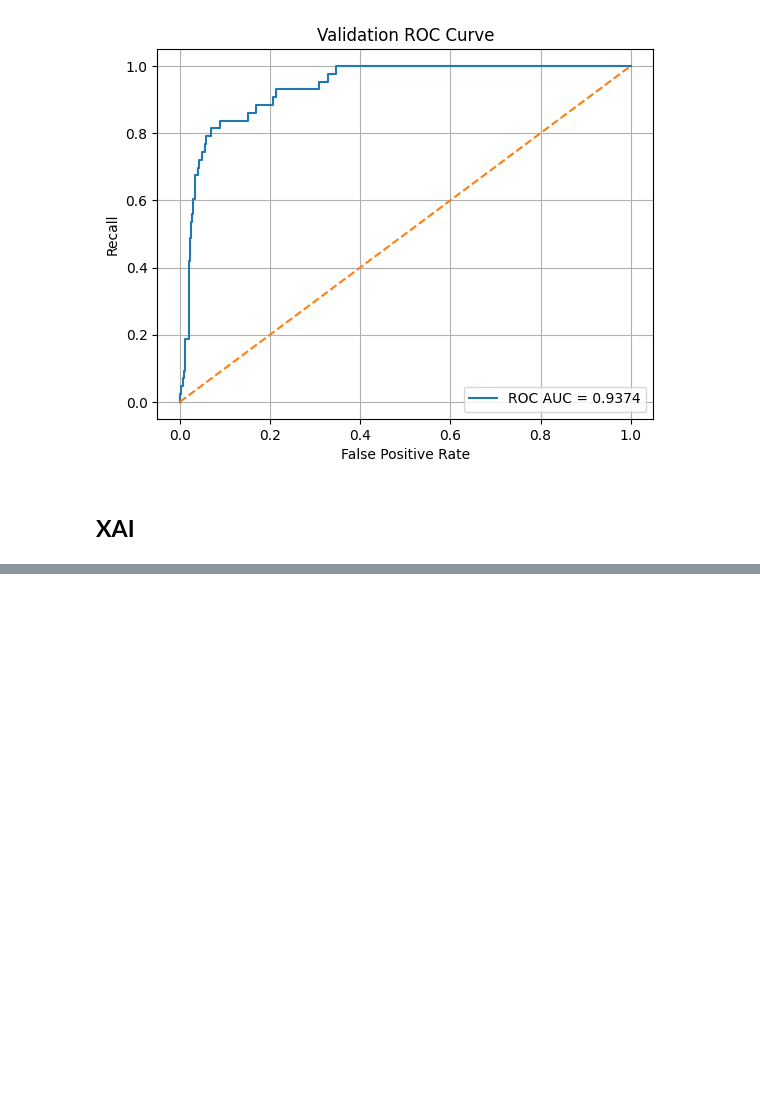
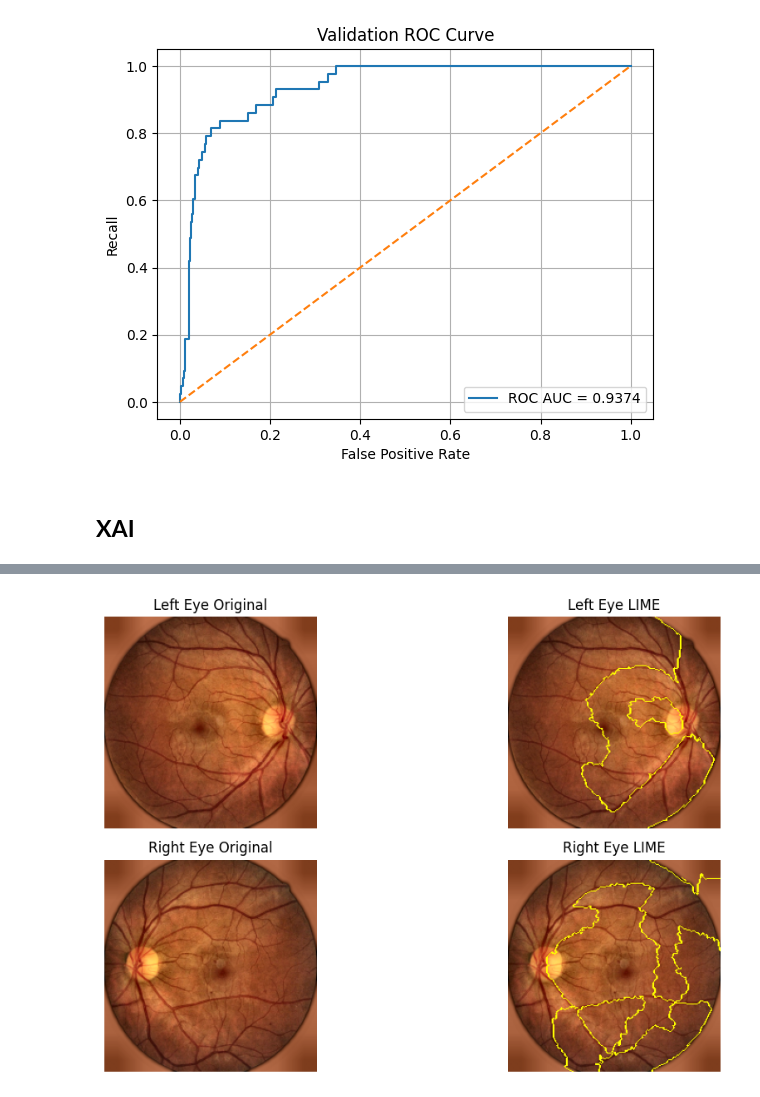
Before and after one commit to AliElrouby/Research_Project, a Jupyter notebook: Code/AliElrouby/Model3/Model3_Paper1_0_1.ipynb, the cells around one changed output, grey strips where cells are left out. Cells and saved outputs as stored; diff of their text form; code cells hidden in the pictures; blank space fills up the shorter version.

```diff
--- a/Code/AliElrouby/Model3/Model3_Paper1_0_1.ipynb
+++ b/Code/AliElrouby/Model3/Model3_Paper1_0_1.ipynb
@@ -2216,0 +1959,99 @@ def run_occlusion_sensitivity(
+# %%
+# =========================================================
+# 2) LIME IMAGE EXPLANATION
+# =========================================================
+
+lime_explainer = lime_image.LimeImageExplainer(random_state=42)
+
+
+def lime_predict_left(images):
+    images = np.asarray(images).astype("float32")
+
+    n = images.shape[0]
+
+    right_fixed = np.repeat(right_batch, n, axis=0)
+    tab_fixed = np.repeat(tab_batch, n, axis=0)
+
+    return predict_binary_proba(
+        images,
+        right_fixed,
+        tab_fixed
+    )
+
+
+def lime_predict_right(images):
+    images = np.asarray(images).astype("float32")
+
+    n = images.shape[0]
+
+    left_fixed = np.repeat(left_batch, n, axis=0)
+    tab_fixed = np.repeat(tab_batch, n, axis=0)
+
+    return predict_binary_proba(
+        left_fixed,
+        images,
+        tab_fixed
+    )
+
+
+left_lime_exp = lime_explainer.explain_instance(
+    left_img,
+    lime_predict_left,
+    labels=(1,),
+    hide_color=0,
+    num_samples=LIME_NUM_SAMPLES
+)
+
+right_lime_exp = lime_explainer.explain_instance(
+    right_img,
+    lime_predict_right,
+    labels=(1,),
+    hide_color=0,
+    num_samples=LIME_NUM_SAMPLES
+)
+
+left_lime_img, left_lime_mask = left_lime_exp.get_image_and_mask(
+    label=1,
+    positive_only=True,
+    num_features=10,
+    hide_rest=False
+)
+
+right_lime_img, right_lime_mask = right_lime_exp.get_image_and_mask(
+    label=1,
+    positive_only=True,
+    num_features=10,
+    hide_rest=False
+)
+
+plt.figure(figsize=(12, 6))
+
+plt.subplot(2, 2, 1)
+plt.imshow(left_img)
+plt.title("Left Eye Original")
+plt.axis("off")
+
+plt.subplot(2, 2, 2)
+plt.imshow(mark_boundaries(left_lime_img, left_lime_mask))
+plt.title("Left Eye LIME")
+plt.axis("off")
+
+plt.subplot(2, 2, 3)
+plt.imshow(right_img)
+plt.title("Right Eye Original")
+plt.axis("off")
+
+plt.subplot(2, 2, 4)
+plt.imshow(mark_boundaries(right_lime_img, right_lime_mask))
+plt.title("Right Eye LIME")
+plt.axis("off")
+
+plt.tight_layout()
+plt.savefig(
+    os.path.join(XAI_DIR, f"sample_{sample_index}_lime.png"),
+    dpi=300,
+    bbox_inches="tight"
+)
+plt.show()
+# %% [output]
+[figure, added]
```
Also changed, not shown: parts of 13 cells of this notebook, 10 other files.
